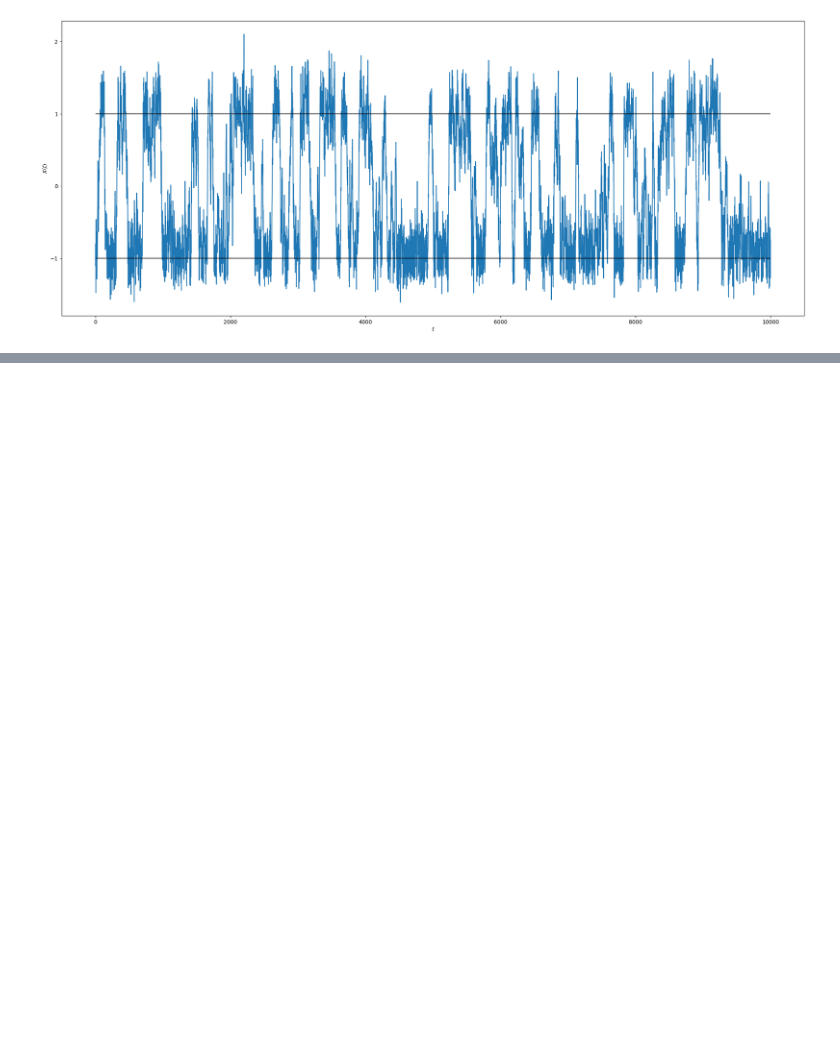
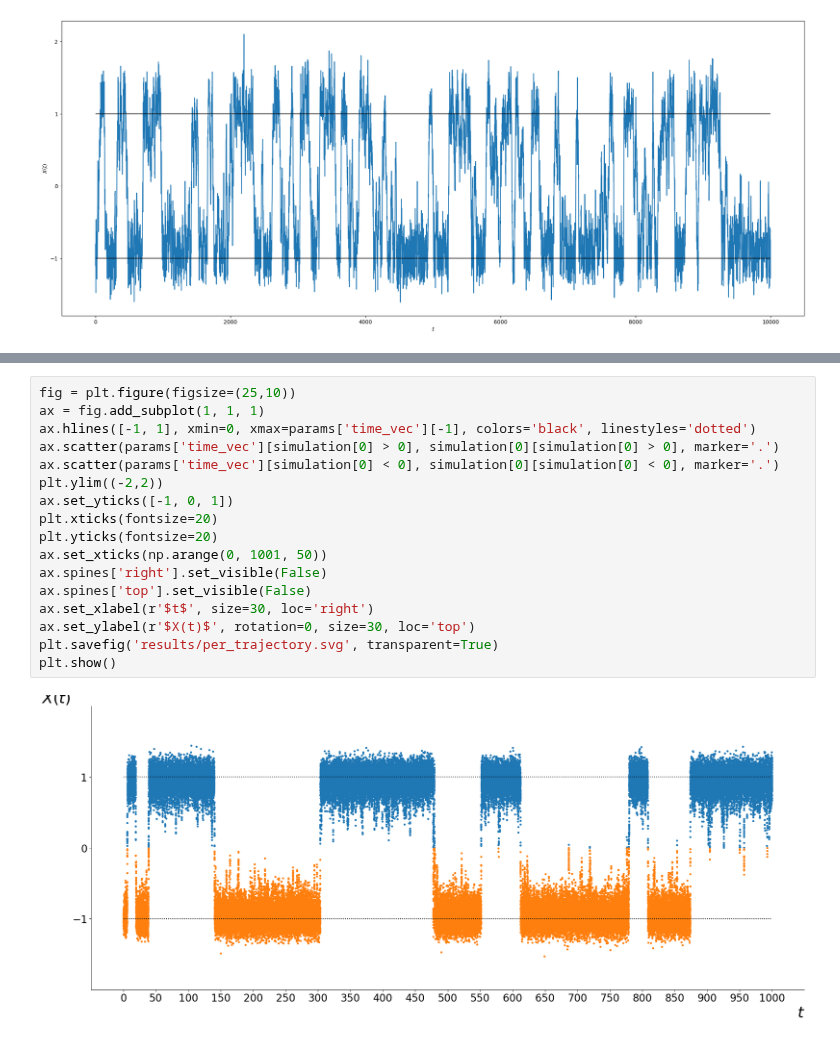
Before and after one commit to abhirao-03/stochastic-resonance, a Jupyter notebook: single_jump.ipynb, the cells around one changed output, grey strips where cells are left out. Saved outputs shown, nothing was run; the diff lists cells and outputs as text; blank space fills up the shorter version.

```diff
--- a/single_jump.ipynb
+++ b/single_jump.ipynb
@@ -186,3 +186,22 @@ simulation, params = run_simulation()
+# %%
+fig = plt.figure(figsize=(25,10))
+ax = fig.add_subplot(1, 1, 1)
+ax.hlines([-1, 1], xmin=0, xmax=params['time_vec'][-1], colors='black', linestyles='dotted')
+ax.scatter(params['time_vec'][simulation[0] > 0], simulation[0][simulation[0] > 0], marker='.')
+ax.scatter(params['time_vec'][simulation[0] < 0], simulation[0][simulation[0] < 0], marker='.')
+plt.ylim((-2,2))
+ax.set_yticks([-1, 0, 1])
+plt.xticks(fontsize=20)
+plt.yticks(fontsize=20)
+ax.set_xticks(np.arange(0, 1001, 50))
+ax.spines['right'].set_visible(False)
+ax.spines['top'].set_visible(False)
+ax.set_xlabel(r'$t$', size=30, loc='right')
+ax.set_ylabel(r'$X(t)$', rotation=0, size=30, loc='top')
+plt.savefig('results/per_trajectory.svg', transparent=True)
+plt.show()
+# %% [output]
+[figure, added]
 # %%
 size = len(simulation[0, :])
 fig = plt.figure(figsize=(25, 10))
```
Also changed, not shown: parts of 2 cells of this notebook, 7 other files.
